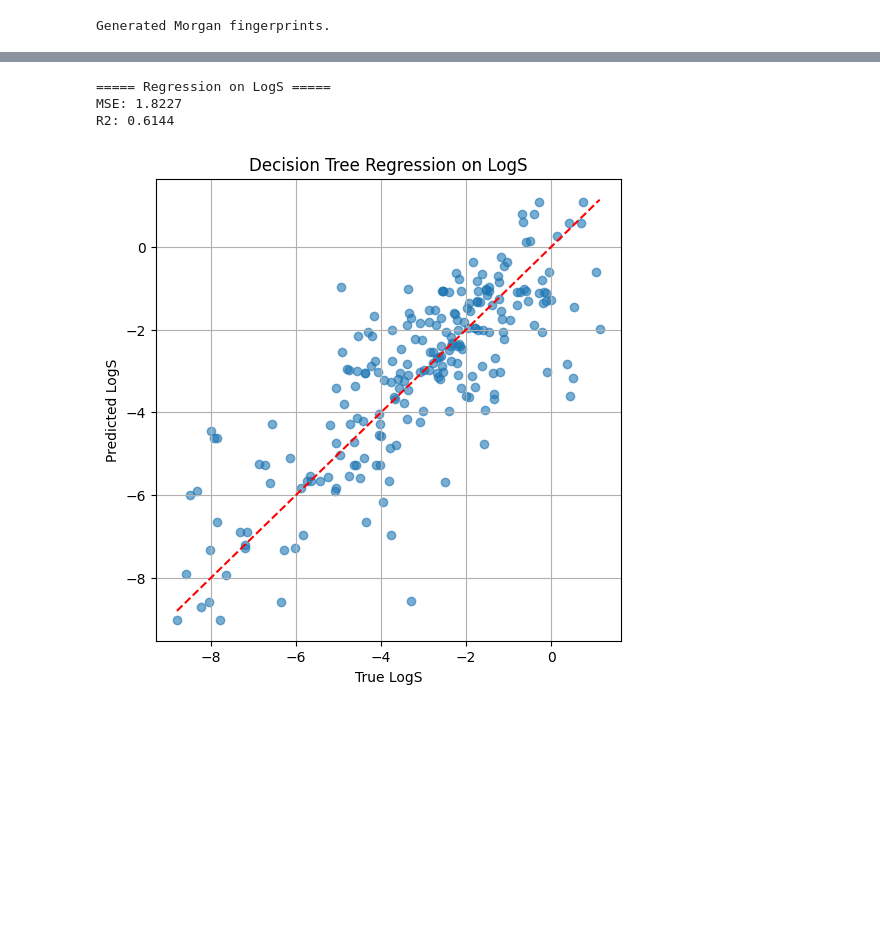
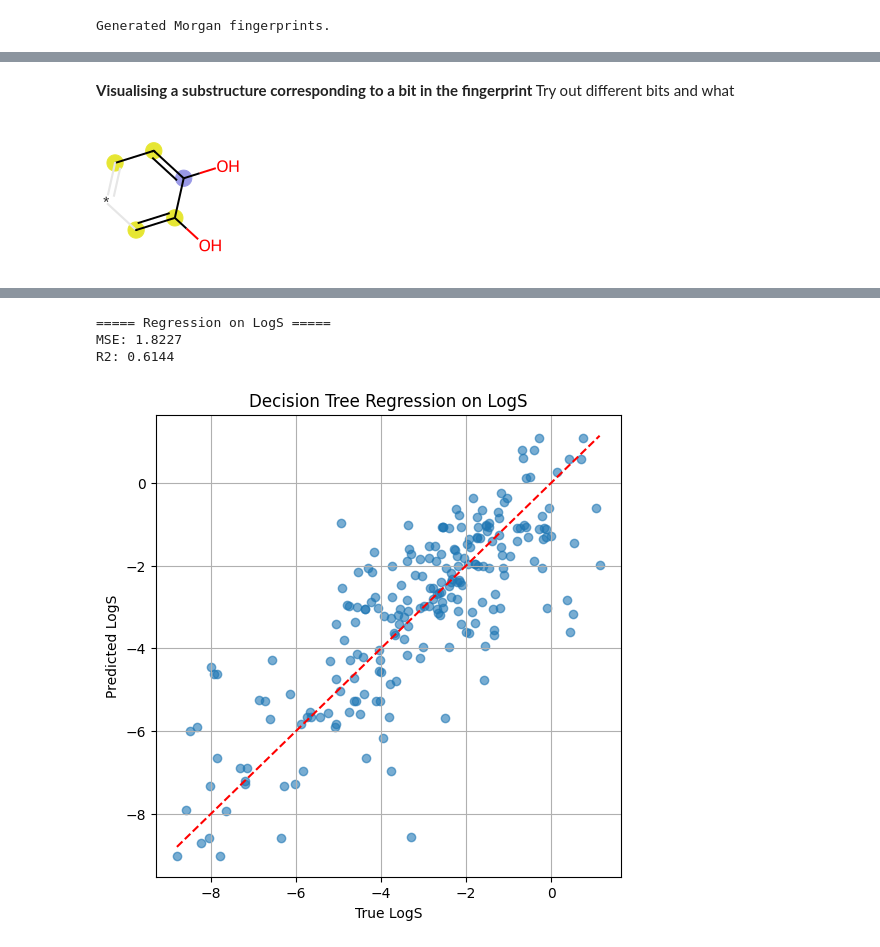
Before and after one commit to devalab/ML4Science-2025-Workshop, a Jupyter notebook: Day-3/decision_trees_with_fingerprints/Decision_Tree_Morgan_LogS_LogP.ipynb, the cells around one changed output, grey strips where cells are left out. Drawn from its saved outputs; the diff is of its cells as text; code cells hidden in the pictures; blank space fills up the shorter version.

```diff
--- a/Day-3/decision_trees_with_fingerprints/Decision_Tree_Morgan_LogS_LogP.ipynb
+++ b/Day-3/decision_trees_with_fingerprints/Decision_Tree_Morgan_LogS_LogP.ipynb
@@ -288,0 +301,8 @@ Generated Morgan fingerprints.
+# %% [markdown]
+**Visualising a substructure corresponding to a bit in the fingerprint**
+Try out different bits and what
+# %%
+from rdkit.Chem import Draw
+Draw.DrawMorganBit(epinephrine,315,ao.GetBitInfoMap())
+# %% [output]
+[figure, added]
```
Also changed, not shown: parts of 10 cells of this notebook.
